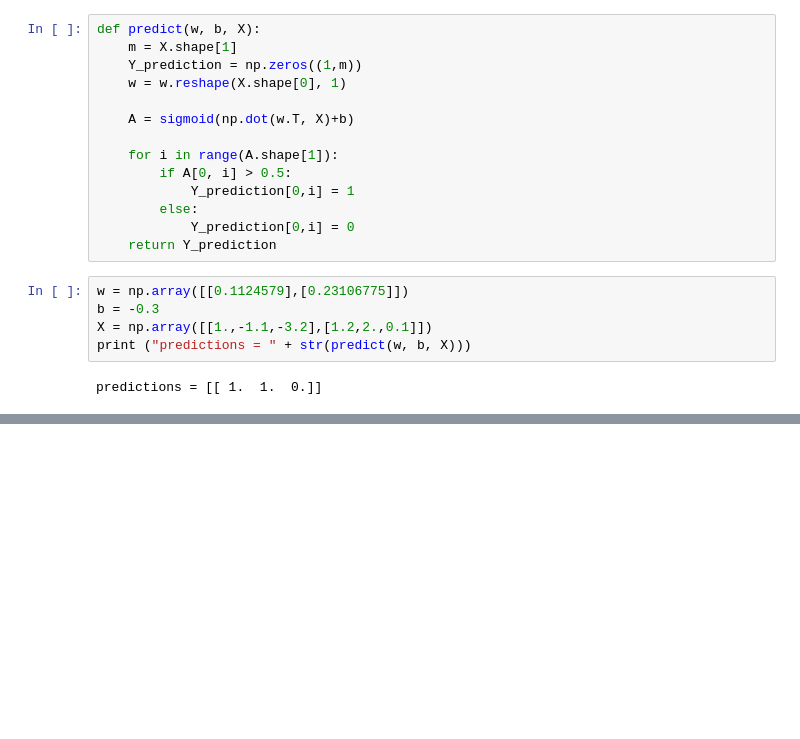
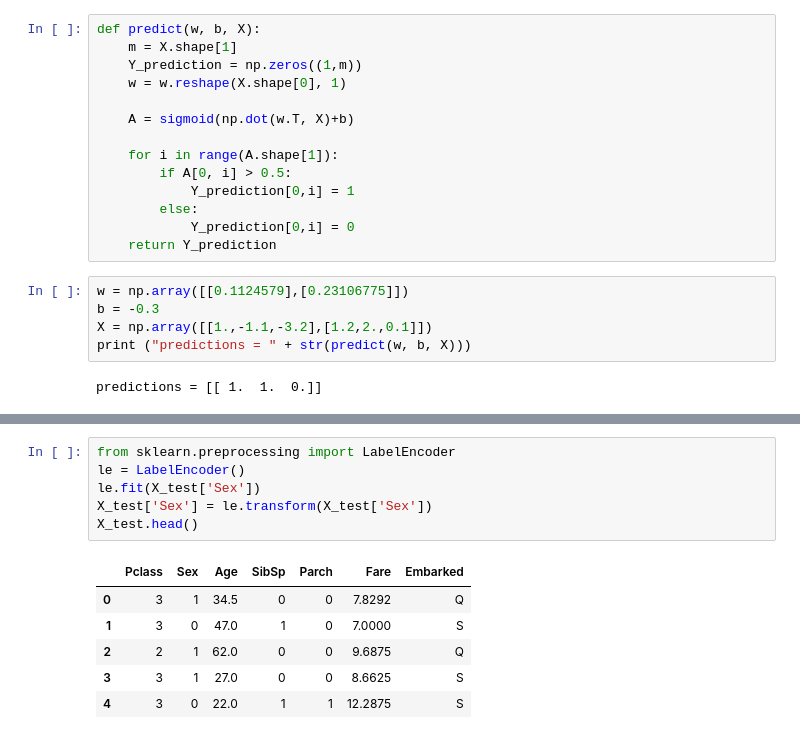
Before and after one commit to PrashantShivajiBhapkar/LogisticRegressionWithNeuralNetwork, a Jupyter notebook: Logistic Regression with Neural Network.ipynb, the cells around one changed output, grey strips where cells are left out. Saved outputs shown, nothing was run; the diff lists cells and outputs as text; blank space fills up the shorter version.

```diff
--- a/Logistic Regression with Neural Network.ipynb
+++ b/Logistic Regression with Neural Network.ipynb
@@ -300,0 +302,13 @@ testdataset.head()
+# %%
+from sklearn.preprocessing import LabelEncoder
+le = LabelEncoder()
+le.fit(X_test['Sex'])
+X_test['Sex'] = le.transform(X_test['Sex'])
+X_test.head()
+# %% [output]
+|  | Pclass | Sex | Age | SibSp | Parch | Fare | Embarked |
+| 0 | 3 | 1 | 34.5 | 0 | 0 | 7.8292 | Q |
+| 1 | 3 | 0 | 47.0 | 1 | 0 | 7.0000 | S |
+| 2 | 2 | 1 | 62.0 | 0 | 0 | 9.6875 | Q |
+| 3 | 3 | 1 | 27.0 | 0 | 0 | 8.6625 | S |
+| 4 | 3 | 0 | 22.0 | 1 | 1 | 12.2875 | S |
```
Also changed, not shown: parts of 14 cells of this notebook.
